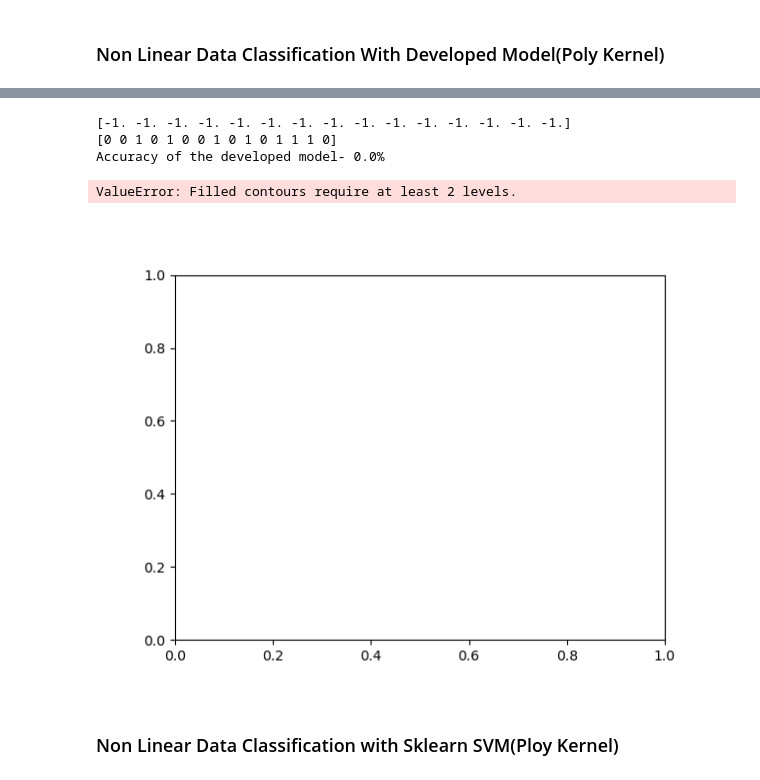
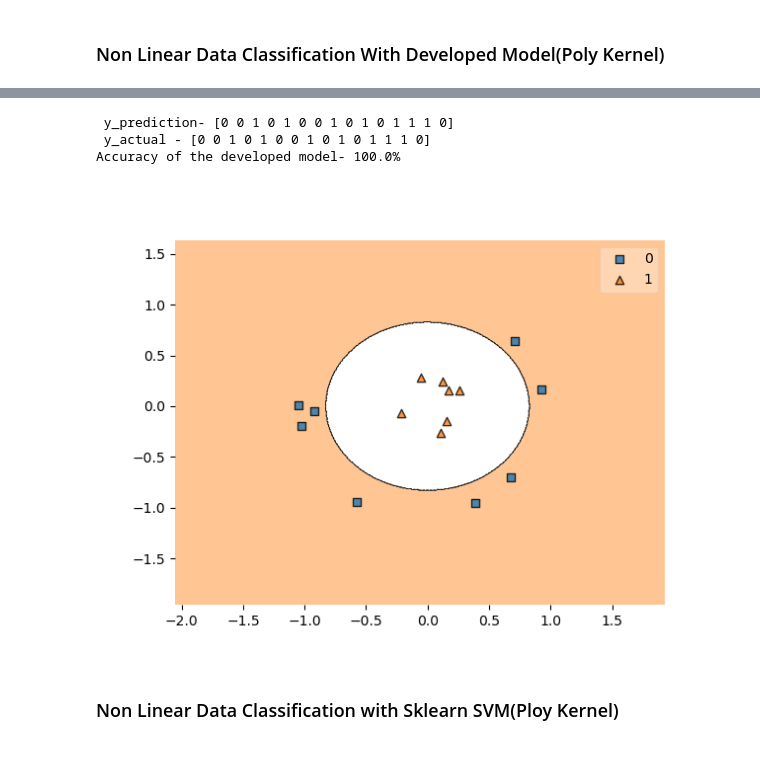
Before and after one commit to dj1095/cse6363-ml-tutorial, a Jupyter notebook: svm/smo.ipynb, the cells around one changed output, grey strips where cells are left out. Saved outputs shown, nothing was run; the diff lists cells and outputs as text; code cells hidden in the pictures.

Commit message:
poly-kernel impl & visualization fixed  checkpoint

```diff
--- a/svm/smo.ipynb
+++ b/svm/smo.ipynb
@@ -379,22 +379,22 @@ print(dev_poly_model._b)
 # %%
 y_pred = dev_poly_model.predict(X_test)
-#y_pred = np.where(y_pred == -1 , 0, y_pred.astype(np.int32))
-print(y_pred)
-print(y_test)
+y_pred = np.where(y_pred == 1 , 0, y_pred.astype(np.int32))
+y_pred = np.where(y_pred == -1 , 1, y_pred.astype(np.int32))
+print(f' y_prediction- {y_pred}')
+print(f' y_actual - {y_test}' )
 accuracy = np.sum(y_pred == y_test)/len(y_test)
 print(f'Accuracy of the developed model- {round(accuracy*100,2)}%')
 # %% [output]
-[-1. -1. -1. -1. -1. -1. -1. -1. -1. -1. -1. -1. -1. -1. -1.]
-[0 0 1 0 1 0 0 1 0 1 0 1 1 1 0]
-Accuracy of the developed model- 0.0%
+ y_prediction- [0 0 1 0 1 0 0 1 0 1 0 1 1 1 0]
+ y_actual - [0 0 1 0 1 0 0 1 0 1 0 1 1 1 0]
+Accuracy of the developed model- 100.0%
 # %%
 fig_2 = plt.figure()
-ax_2= plot_decision_regions(X_train, y_train.astype(np.int32), dev_poly_model)
+ax_2= plot_decision_regions(X_test, y_test.astype(np.int32), dev_poly_model)
 fig_2.add_subplot(ax_2)
 plt.show()
 # %% [output]
-ValueError: Filled contours require at least 2 levels.
-[figure, old version]
+[figure, new version]
 # %% [markdown]
 <h3>Non Linear Data Classification with Sklearn SVM(Ploy Kernel)</h3>
 # %%
```
Also changed, not shown: parts of 7 cells of this notebook.
